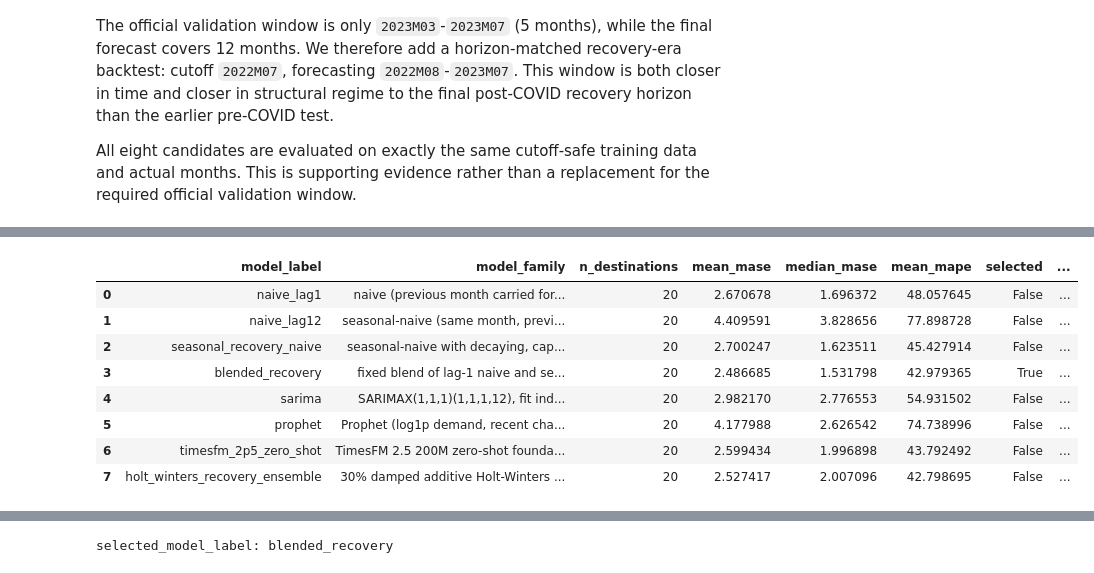
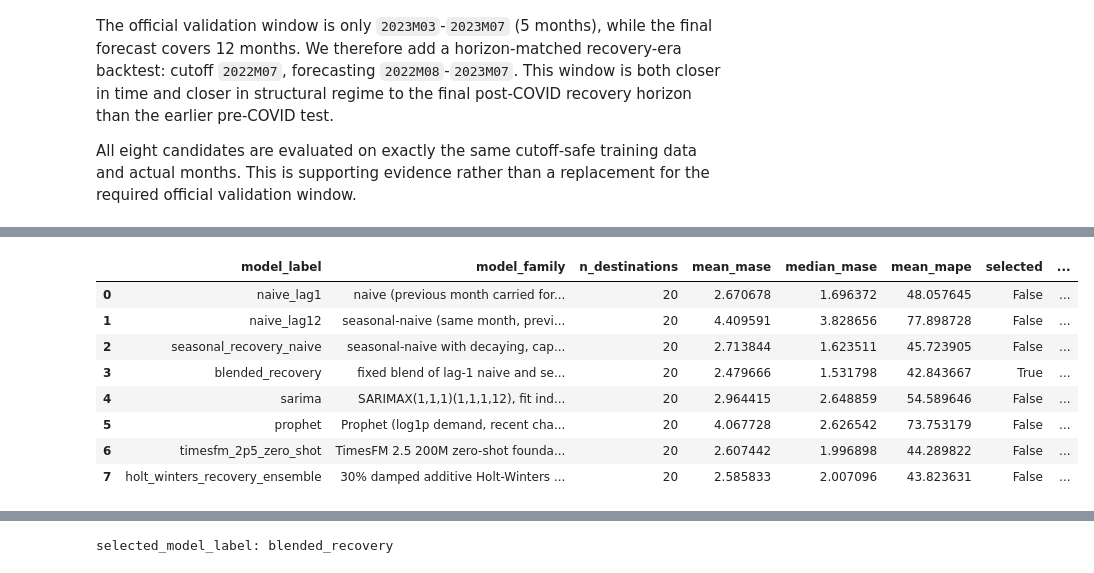
Before and after one commit to shakai2k/endterm-task, a Jupyter notebook: SIG742-2026T2-A2-G3-Team16.ipynb, the cells around one changed output, grey strips where cells are left out. Drawn from its saved outputs; the diff is of its cells as text; code cells hidden in the pictures.

```diff
--- a/SIG742-2026T2-A2-G3-Team16.ipynb
+++ b/SIG742-2026T2-A2-G3-Team16.ipynb
@@ -1964,7 +2204,7 @@ display(covid_impact_summary)
 <a id="eda-multivariate"></a>
 #### Multivariate analysis
 # %%
-correlation_matrix = public_history_wide_to_2023M07[REQUIRED_DESTINATIONS].corr(min_periods=24)
+correlation_matrix = imputed_public_history_wide_to_2023M07[REQUIRED_DESTINATIONS].corr(min_periods=24)
 
 fig, ax = plt.subplots(figsize=(10, 9))
 heatmap = ax.imshow(correlation_matrix, vmin=-1, vmax=1, cmap="RdBu_r")
@@ -3027,8 +3275,26 @@ display(modelling_data_or_feature_table.round(2))
 <a id="model-validation"></a>
 #### Validation: all eight candidate models
 # %%
+# Regenerate the two Q4 baselines from the same internally imputed modelling copy
+# used by the other candidates. Their forecasts are unchanged because their required
+# lag-source months are observed, but this keeps the comparison input policy uniform.
+q4_naive_lag1_validation_forecast_wide = generate_naive_forecast_wide(
+    imputed_training_actual_wide_to_2023M02, cutoff_label=TRAIN_END,
+    forecast_months=VALIDATION_MONTHS, required_destinations=REQUIRED_DESTINATIONS, lag=1,
+)
+q4_naive_lag12_validation_forecast_wide = generate_naive_forecast_wide(
+    imputed_training_actual_wide_to_2023M02, cutoff_label=TRAIN_END,
+    forecast_months=VALIDATION_MONTHS, required_destinations=REQUIRED_DESTINATIONS, lag=12,
+)
+pd.testing.assert_frame_equal(
+    q4_naive_lag1_validation_forecast_wide, baseline_lag1_validation_forecast_wide
+)
+pd.testing.assert_frame_equal(
+    q4_naive_lag12_validation_forecast_wide, baseline_lag12_validation_forecast_wide
+)
+
 seasonal_recovery_validation_forecast_wide = generate_seasonal_recovery_forecast_wide(
-    training_actual_wide_to_2023M02,
+    imputed_training_actual_wide_to_2023M02,
     cutoff_label=TRAIN_END,
     forecast_months=VALIDATION_MONTHS,
     required_destinations=REQUIRED_DESTINATIONS,
@@ -3058,7 +3324,7 @@ print("naive_lag12         :", baseline_lag12_aggregate_metrics)
 print("seasonal_recovery_naive:", seasonal_recovery_aggregate_metrics)
 
 blended_recovery_validation_forecast_wide = generate_blended_recovery_forecast_wide(
-    training_actual_wide_to_2023M02,
+    imputed_training_actual_wide_to_2023M02,
     cutoff_label=TRAIN_END,
     forecast_months=VALIDATION_MONTHS,
     required_destinations=REQUIRED_DESTINATIONS,
@@ -3088,7 +3354,7 @@ blended_recovery       : {'n_destinations': 20, 'mean_mase': 2.486685405712792,
 # %%
 sarima_validation_diagnostics = {}
 sarima_validation_forecast_wide = generate_sarima_forecast_wide(
-    training_actual_wide_to_2023M02,
+    imputed_training_actual_wide_to_2023M02,
     cutoff_label=TRAIN_END,
     forecast_months=VALIDATION_MONTHS,
     required_destinations=REQUIRED_DESTINATIONS,
@@ -3122,7 +3388,7 @@ sarima                  : {'n_destinations': 20, 'mean_mase': 2.9821700390872214
 # %%
 prophet_validation_diagnostics = {}
 prophet_validation_forecast_wide = generate_prophet_forecast_wide(
-    training_actual_wide_to_2023M02,
+    imputed_training_actual_wide_to_2023M02,
     cutoff_label=TRAIN_END,
     forecast_months=VALIDATION_MONTHS,
     required_destinations=REQUIRED_DESTINATIONS,
@@ -3153,7 +3419,7 @@ print("prophet                 :", prophet_aggregate_metrics)
 
 timesfm_validation_diagnostics = {}
 timesfm_validation_forecast_wide = generate_timesfm_forecast_wide(
-    training_actual_wide_to_2023M02,
+    imputed_training_actual_wide_to_2023M02,
     cutoff_label=TRAIN_END,
     forecast_months=VALIDATION_MONTHS,
     required_destinations=REQUIRED_DESTINATIONS,
@@ -3181,7 +3447,7 @@ print("timesfm                 :", timesfm_aggregate_metrics)
 holt_winters_ensemble_validation_diagnostics = {}
 holt_winters_ensemble_validation_forecast_wide = (
     generate_holt_winters_recovery_ensemble_wide(
-        training_actual_wide_to_2023M02,
+        imputed_training_actual_wide_to_2023M02,
         cutoff_label=TRAIN_END,
         forecast_months=VALIDATION_MONTHS,
         required_destinations=REQUIRED_DESTINATIONS,
@@ -3530,9 +3801,9 @@ model_summary = pd.DataFrame([
         "selected": True,
         "selection_rationale": (
             f"Best official validation mean_mase ({blended_recovery_aggregate_metrics['mean_mase']:.2f}) "
-            f"and median_mase ({blended_recovery_aggregate_metrics['median_mase']:.2f}). Its "
-            f"mean_mape ({blended_recovery_aggregate_metrics['mean_mape']:.1f}%) is only slightly "
-            "above the Holt-Winters ensemble's best MAPE. It also has "
+            f"and median_mase ({blended_recovery_aggregate_metrics['median_mase']:.2f}), plus "
+            f"the best mean_mape ({blended_recovery_aggregate_metrics['mean_mape']:.1f}%) after "
+            "internal-gap imputation. It also has "
             f"a competitive mean_mase in the recovery-era 12-month backtest "
             f"({backtest_blended_recovery_aggregate['mean_mase']:.2f}). The 60% lag-1 component "
             "anchors levels while the 40% recovery component retains some seasonal shape."
@@ -3642,41 +3913,41 @@ model_summary = pd.DataFrame([
         "n_destinations": holt_winters_ensemble_aggregate_metrics["n_destinations"],
         "mean_mase": holt_winters_ensemble_aggregate_metrics["mean_mase"],
         "median_mase": holt_winters_ensemble_aggregate_metrics["median_mase"],
         "mean_mape": holt_winters_ensemble_aggregate_metrics["mean_mape"],
         "selected": False,
         "selection_rationale": (
-            f"Best official mean_mape ({holt_winters_ensemble_aggregate_metrics['mean_mape']:.1f}%) "
-            f"and competitive mean_mase ({holt_winters_ensemble_aggregate_metrics['mean_mase']:.2f}), "
+            f"Competitive official mean_mape ({holt_winters_ensemble_aggregate_metrics['mean_mape']:.1f}%) "
+            f"and mean_mase ({holt_winters_ensemble_aggregate_metrics['mean_mase']:.2f}), "
             "but blended_recovery remains better on the assignment's primary mean_mase and "
             "median_mase. The ensemble is therefore retained as a strong challenger."
         ),
         "reproducibility_notes": (
             "Fixed 0.30 Holt-Winters / 0.70 blended-recovery weights. Holt-Winters uses "
             "damped additive trend, additive 12-month seasonality, and estimated "
             "initialisation with no stochastic component."
         ),
         "stability_notes": (
             f"{len(holt_winters_ensemble_validation_diagnostics['holt_winters']['fallback_destinations'])} "
             "Holt-Winters validation fallbacks and "
             f"{len(backtest_holt_winters_ensemble_diagnostics['holt_winters']['fallback_destinations'])} "
             "backtest fallbacks. The recovery component anchors level shifts; component "
             "forecasts are floored at zero and growth-capped before blending."
         ),
     },
 ])[MODEL_SUMMARY_COLUMNS]
 
 assert model_summary["selected"].sum() == 1
 display(model_summary)
 # %% [output]
 |  | model_label | model_family | n_destinations | mean_mase | median_mase | mean_mape | selected | ... |
 | 0 | naive_lag1 | naive (previous month carried for... | 20 | 2.670678 | 1.696372 | 48.057645 | False | ... |
 | 1 | naive_lag12 | seasonal-naive (same month, previ... | 20 | 4.409591 | 3.828656 | 77.898728 | False | ... |
-| 2 | seasonal_recovery_naive | seasonal-naive with decaying, cap... | 20 | 2.700247 | 1.623511 | 45.427914 | False | ... |
-| 3 | blended_recovery | fixed blend of lag-1 naive and se... | 20 | 2.486685 | 1.531798 | 42.979365 | True | ... |
-| 4 | sarima | SARIMAX(1,1,1)(1,1,1,12), fit ind... | 20 | 2.982170 | 2.776553 | 54.931502 | False | ... |
-| 5 | prophet | Prophet (log1p demand, recent cha... | 20 | 4.177988 | 2.626542 | 74.738996 | False | ... |
-| 6 | timesfm_2p5_zero_shot | TimesFM 2.5 200M zero-shot founda... | 20 | 2.599434 | 1.996898 | 43.792492 | False | ... |
-| 7 | holt_winters_recovery_ensemble | 30% damped additive Holt-Winters ... | 20 | 2.527417 | 2.007096 | 42.798695 | False | ... |
+| 2 | seasonal_recovery_naive | seasonal-naive with decaying, cap... | 20 | 2.713844 | 1.623511 | 45.723905 | False | ... |
+| 3 | blended_recovery | fixed blend of lag-1 naive and se... | 20 | 2.479666 | 1.531798 | 42.843667 | True | ... |
+| 4 | sarima | SARIMAX(1,1,1)(1,1,1,12), fit ind... | 20 | 2.964415 | 2.648859 | 54.589646 | False | ... |
+| 5 | prophet | Prophet (log1p demand, recent cha... | 20 | 4.067728 | 2.626542 | 73.753179 | False | ... |
+| 6 | timesfm_2p5_zero_shot | TimesFM 2.5 200M zero-shot founda... | 20 | 2.607442 | 1.996898 | 44.289822 | False | ... |
+| 7 | holt_winters_recovery_ensemble | 30% damped additive Holt-Winters ... | 20 | 2.585833 | 2.007096 | 43.823631 | False | ... |
 # %% [markdown]
 <a id="model-selection"></a>
 #### Model comparison and selection
```
Also changed, not shown: parts of 38 cells of this notebook, 2 other files.
